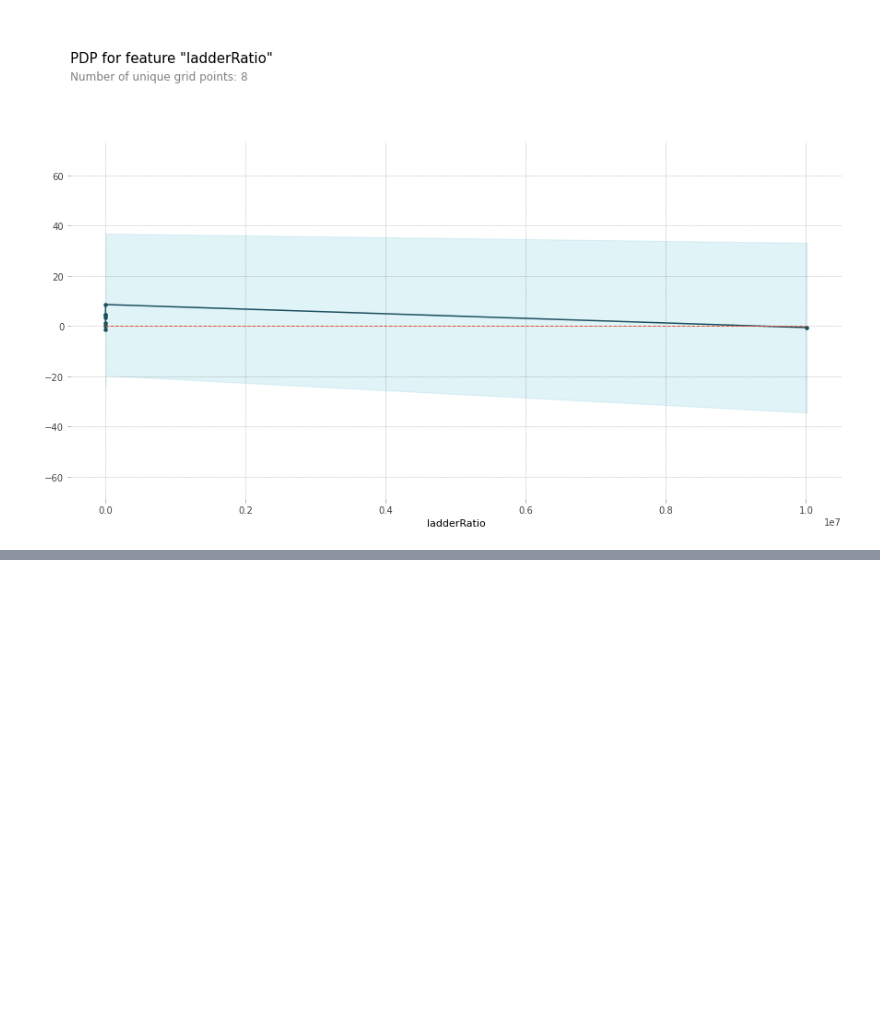
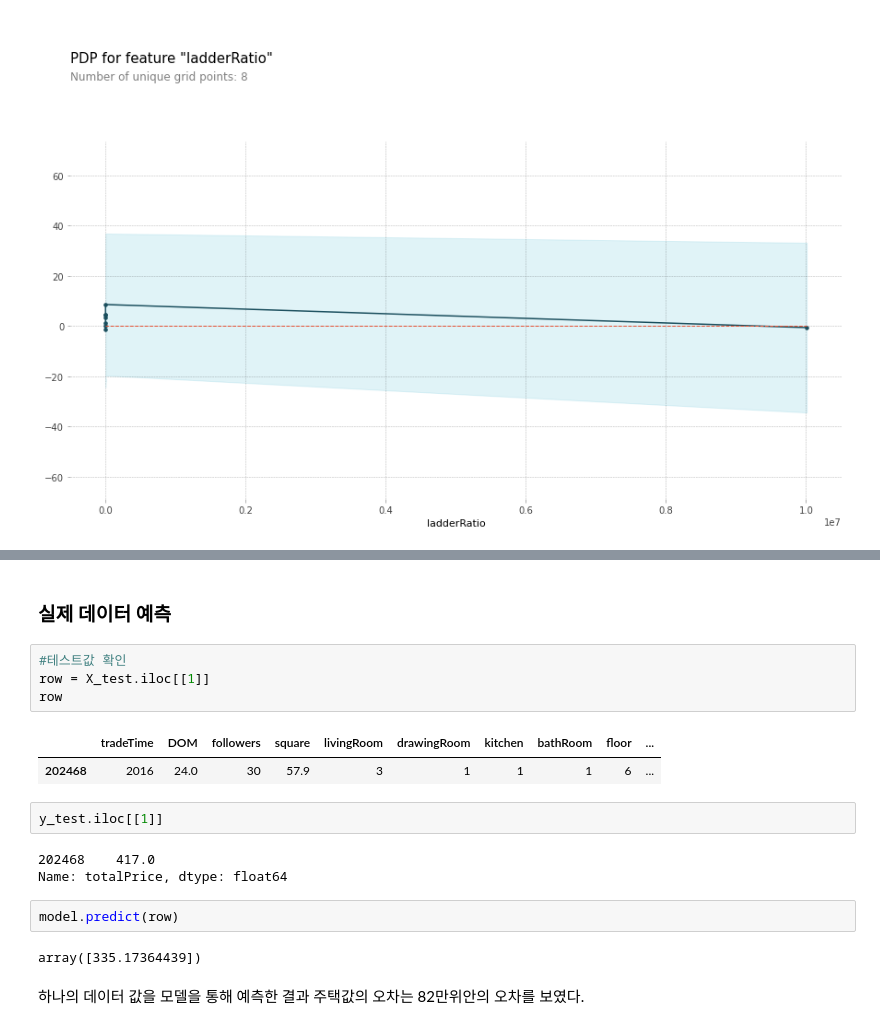
Before and after one commit to blacktruth513/CodeStates_Project, a Jupyter notebook: Section2_Project.ipynb, the cells around one changed output, grey strips where cells are left out. Cells and saved outputs as stored; diff of their text form; blank space fills up the shorter version.

```diff
--- a/Section2_Project.ipynb
+++ b/Section2_Project.ipynb
@@ -1281,0 +1298,20 @@ pdp_plot(isolated, feature_name=feature);
+# %% [markdown]
+### 실제 데이터 예측
+# %%
+#테스트값 확인
+row = X_test.iloc[[1]]
+row
+# %% [output]
+|  | tradeTime | DOM | followers | square | livingRoom | drawingRoom | kitchen | bathRoom | floor | ... |
+| 202468 | 2016 | 24.0 | 30 | 57.9 | 3 | 1 | 1 | 1 | 6 | ... |
+# %%
+y_test.iloc[[1]]
+# %% [output]
+202468    417.0
+Name: totalPrice, dtype: float64
+# %%
+model.predict(row)
+# %% [output]
+array([335.17364439])
+# %% [markdown]
+하나의 데이터 값을 모델을 통해 예측한 결과 주택값의 오차는 82만위안의 오차를 보였다.
```
Also changed, not shown: parts of 11 cells of this notebook.
